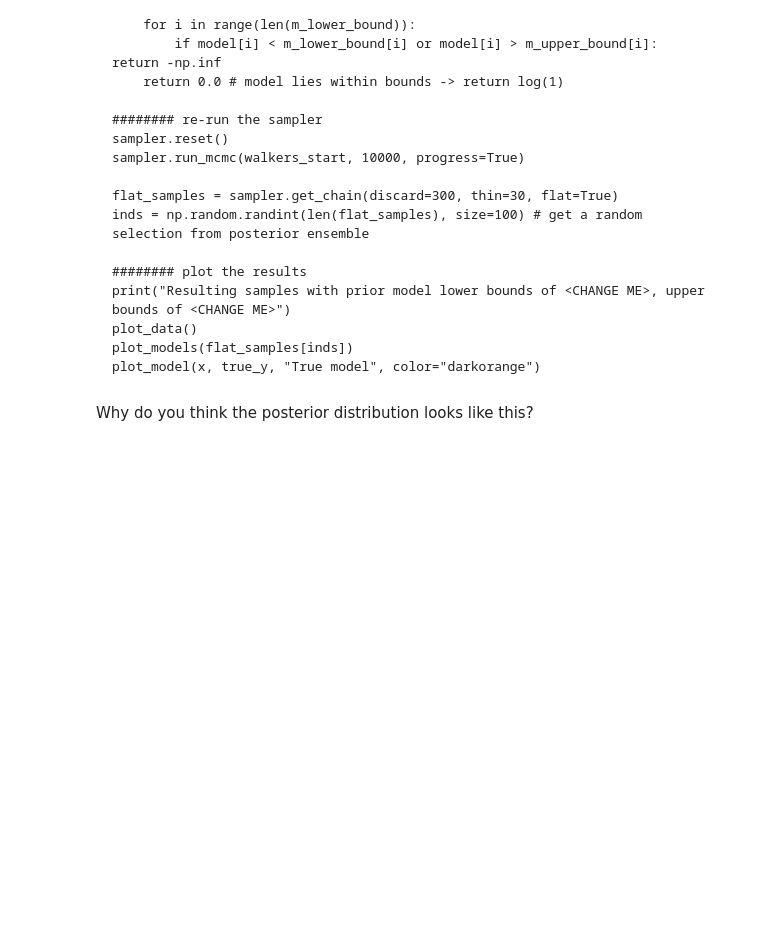
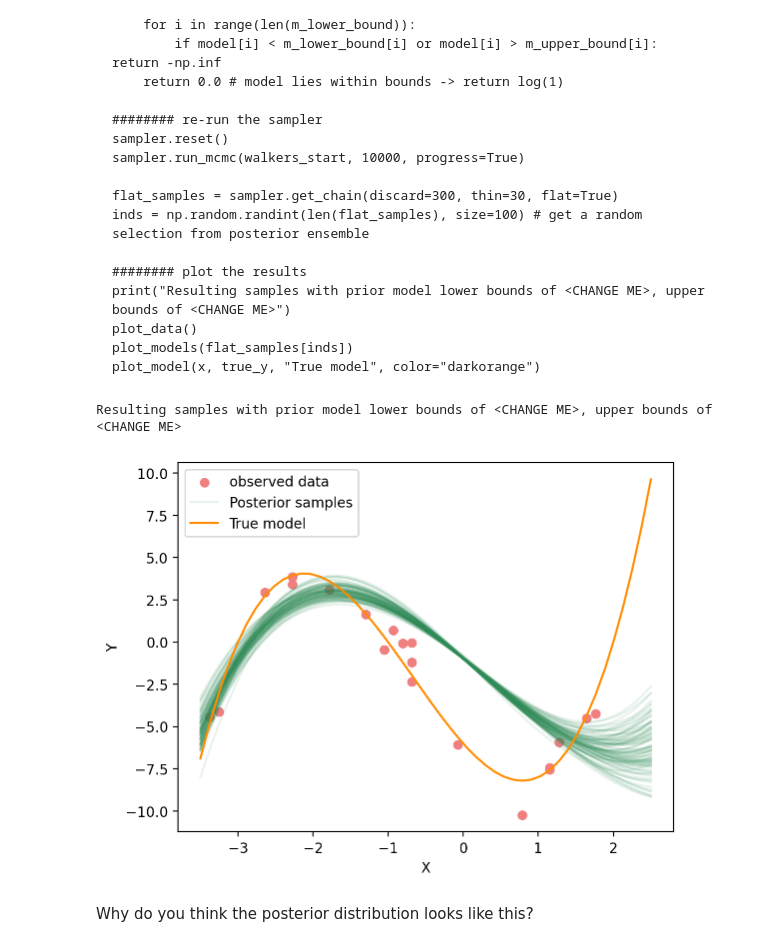
Before and after one commit to nguyen451/Seismology_lab, a Jupyter notebook: Day3/D3_Lab.ipynb, the cells around one changed output. Saved outputs shown, nothing was run; the diff lists cells and outputs as text; code cells hidden in the pictures; blank space fills up the shorter version.

````diff
--- a/Day3/D3_Lab.ipynb
+++ b/Day3/D3_Lab.ipynb
@@ -497,6 +519,26 @@ plot_model(x, true_y, "True model", color="darkorange")
 ```
 # %%
 # Copy the template above, Replace <CHANGE ME> with your answer
+m_lower_bound = np.array([-1, -10, -10, -10])
+m_upper_bound = np.array([2,10,10,10])
+
+def log_prior(model):    # uniform distribution
+    for i in range(len(m_lower_bound)):
+        if model[i] < m_lower_bound[i] or model[i] > m_upper_bound[i]: return -np.inf # if not in the box
+    return 0.0
+sampler.reset()
+sampler.run_mcmc(walkers_start, 10000, progress=True)
+
+flat_samples = sampler.get_chain(discard=300, thin=30, flat=True)
+inds = np.random.randint(len(flat_samples), size=100) # get a random selection from posterior ensemble
+
+print("Resulting samples with prior model lower bounds of <CHANGE ME>, upper bounds of <CHANGE ME>")
+plot_data()
+plot_models(flat_samples[inds])
+plot_model(x, true_y, "True model", color="darkorange")
+# %% [output]
+Resulting samples with prior model lower bounds of <CHANGE ME>, upper bounds of <CHANGE ME>
+[figure, added]
 # %%
 #@title Click for solution
 
````
Also changed, not shown: parts of 9 cells of this notebook.
